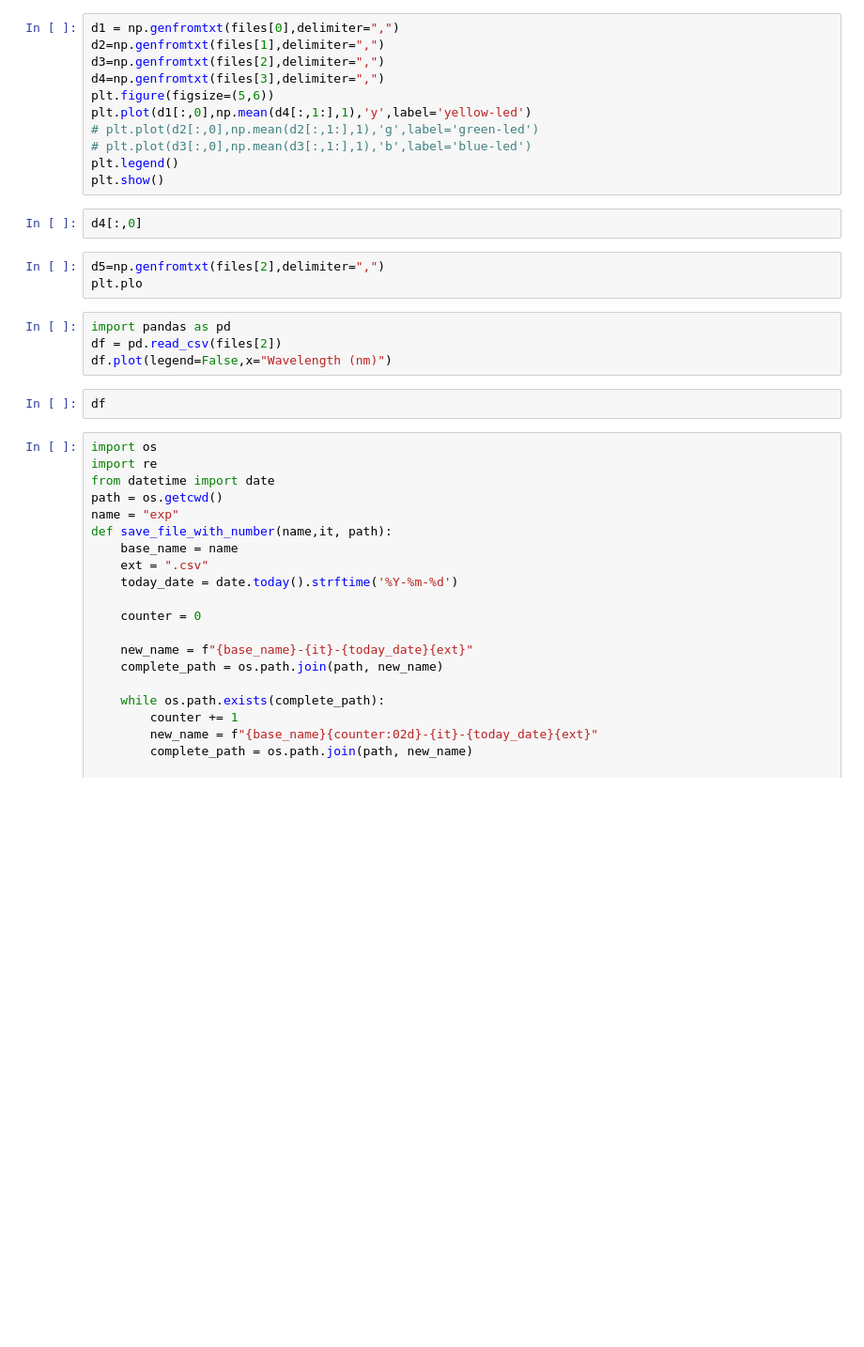
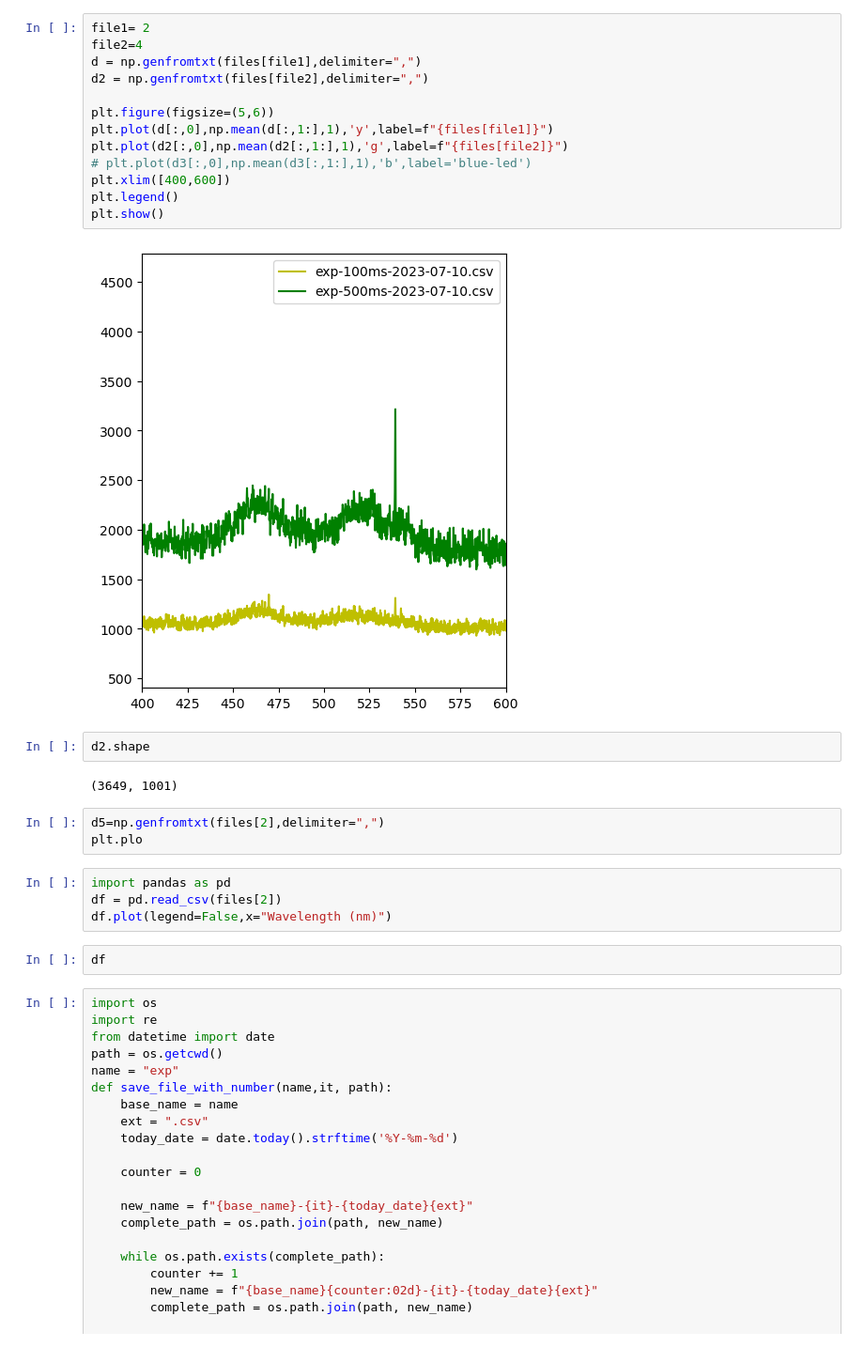
Before and after one commit to NanophotonIICOs/iico-spectra, a Jupyter notebook: notebooks/hr4000.ipynb, the cells around one changed output. Shown: that part at 94% size. Cells and saved outputs as stored; diff of their text form; blank space fills up the shorter version.

```diff
--- a/notebooks/hr4000.ipynb
+++ b/notebooks/hr4000.ipynb
@@ -7,16 +15,22 @@ files
 # %%
-d1 = np.genfromtxt(files[0],delimiter=",")
-d2=np.genfromtxt(files[1],delimiter=",")
-d3=np.genfromtxt(files[2],delimiter=",")
-d4=np.genfromtxt(files[3],delimiter=",")
+file1= 2
+file2=4
+d = np.genfromtxt(files[file1],delimiter=",")
+d2 = np.genfromtxt(files[file2],delimiter=",")
+
 plt.figure(figsize=(5,6))
-plt.plot(d1[:,0],np.mean(d4[:,1:],1),'y',label='yellow-led')
-# plt.plot(d2[:,0],np.mean(d2[:,1:],1),'g',label='green-led')
+plt.plot(d[:,0],np.mean(d[:,1:],1),'y',label=f"{files[file1]}")
+plt.plot(d2[:,0],np.mean(d2[:,1:],1),'g',label=f"{files[file2]}")
 # plt.plot(d3[:,0],np.mean(d3[:,1:],1),'b',label='blue-led')
+plt.xlim([400,600])
 plt.legend()
 plt.show()
+# %% [output]
+[figure, added]
-# %%
-d4[:,0]
+# %%
+d2.shape
+# %% [output]
+(3649, 1001)
 # %%
 d5=np.genfromtxt(files[2],delimiter=",")
 plt.plo
```
Also changed, not shown: parts of 1 cell of this notebook, 6 other files.
